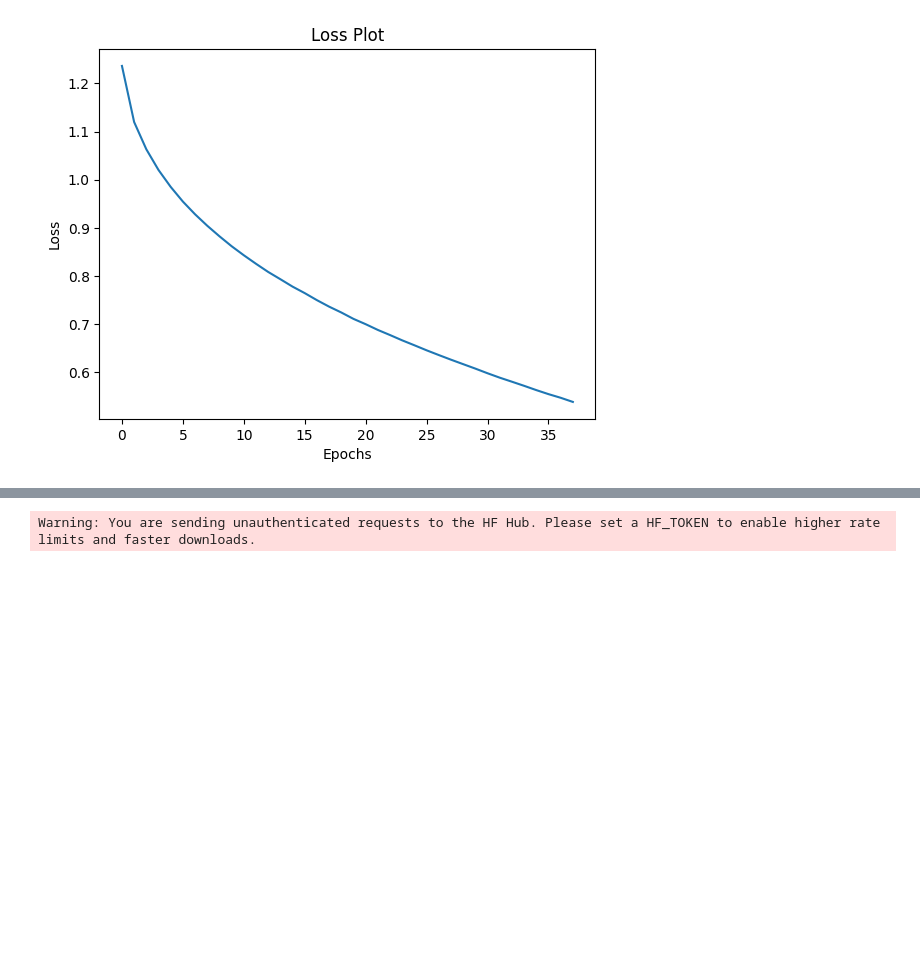
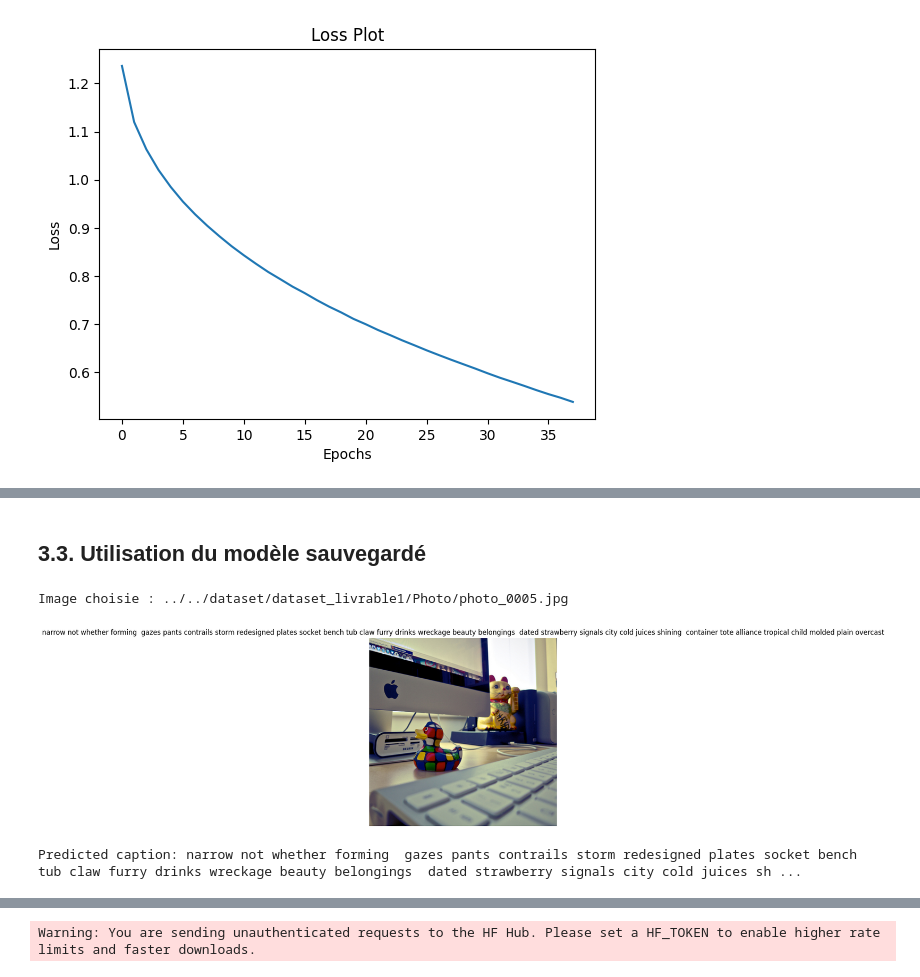
Before and after one commit to Charlyhno-eng/projet-leyenda, a Jupyter notebook: livrables/livrable3/livrable3.ipynb, the cells around one changed output, grey strips where cells are left out. Drawn from its saved outputs; the diff is of its cells as text; code cells hidden in the pictures; blank space fills up the shorter version.

```diff
--- a/livrables/livrable3/livrable3.ipynb
+++ b/livrables/livrable3/livrable3.ipynb
@@ -781,6 +685,85 @@ with open(os.path.join(save_dir, "config.json"), "w") as f:
     json.dump(config, f)
 
 print("Modèle sauvegardé dans :", save_dir)
+# %% [markdown]
+## 3.3. Utilisation du modèle sauvegardé
+# %%
+import glob
+import random
+import numpy as np
+import tensorflow as tf
+import matplotlib.pyplot as plt
+from PIL import Image
+
+def evaluate(image_path):
+    attention_plot = np.zeros((max_length, attention_features_shape))
+    hidden = decoder.reset_state(batch_size=1)
+
+    # Load image
+    img_tensor, _ = load_image(image_path)
+    img_tensor = tf.expand_dims(img_tensor, 0)
+
+    # CNN features
+    features = image_features_extract_model(img_tensor)
+    features = tf.reshape(features, (features.shape[0], -1, features.shape[3]))
+
+    # Encoder
+    features = encoder(features)
+
+    # Start token
+    dec_input = tf.expand_dims([tokenizer.word_index['<start>']], 0)
+
+    result = []
+
+    for i in range(max_length):
+
+        preds, hidden, attention_weights = decoder(dec_input, features, hidden)
+
+        preds = tf.reshape(preds, (preds.shape[0], preds.shape[-1]))
+
+        # Sampling
+        predicted_id = tf.random.categorical(preds, 1)[0][0].numpy()
+
+        word = tokenizer.index_word.get(predicted_id, "")
+
+        result.append(word)
+
+        if word == "<end>":
+            break
+
+        dec_input = tf.expand_dims([predicted_id], 0)
+
+    return result
+
+
+all_images = glob.glob("../../dataset/dataset_livrable1/Photo/photo_0005.jpg")
+
+image_path = random.choice(all_images)
+
+print("Image choisie :", image_path)
+
+result = evaluate(image_path)
+
+# Nettoyage caption
+caption = " ".join([
+    w for w in result
+    if w not in ["<start>", "<end>"]
+])
+
+# Affichage image
+img = Image.open(image_path)
+
+plt.figure(figsize=(6,6))
+plt.imshow(img)
+plt.axis("off")
+plt.title(caption, fontsize=12)
+plt.show()
+
+print("Predicted caption:", caption)
+# %% [output]
+Image choisie : ../../dataset/dataset_livrable1/Photo/photo_0005.jpg
+[figure, added]
+Predicted caption: narrow not whether forming  gazes pants contrails storm redesigned plates socket bench tub claw furry drinks wreckage beauty belongings  dated strawberry signals city cold juices sh ...
 # %% [markdown]
 # 4. Captioning avec le modèle BLIP-2
 
```
Also changed, not shown: parts of 9 cells of this notebook, 1 other file.
